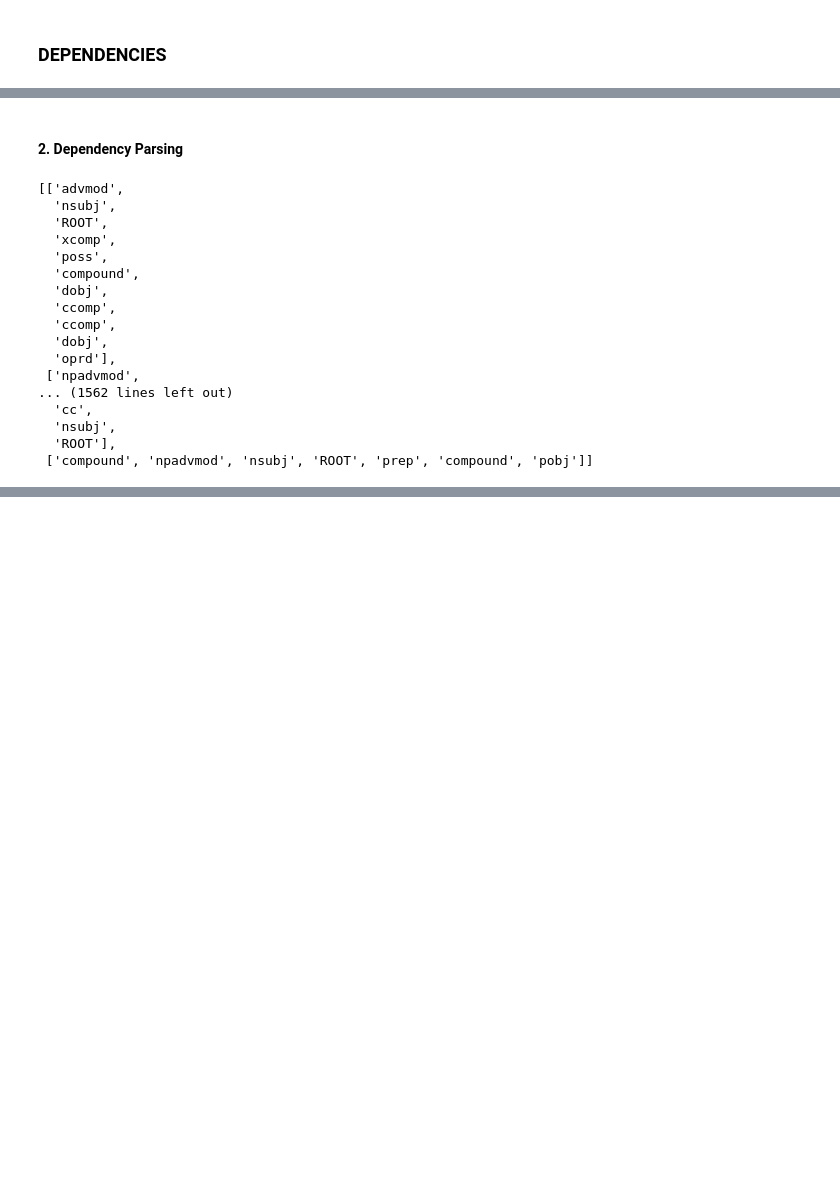
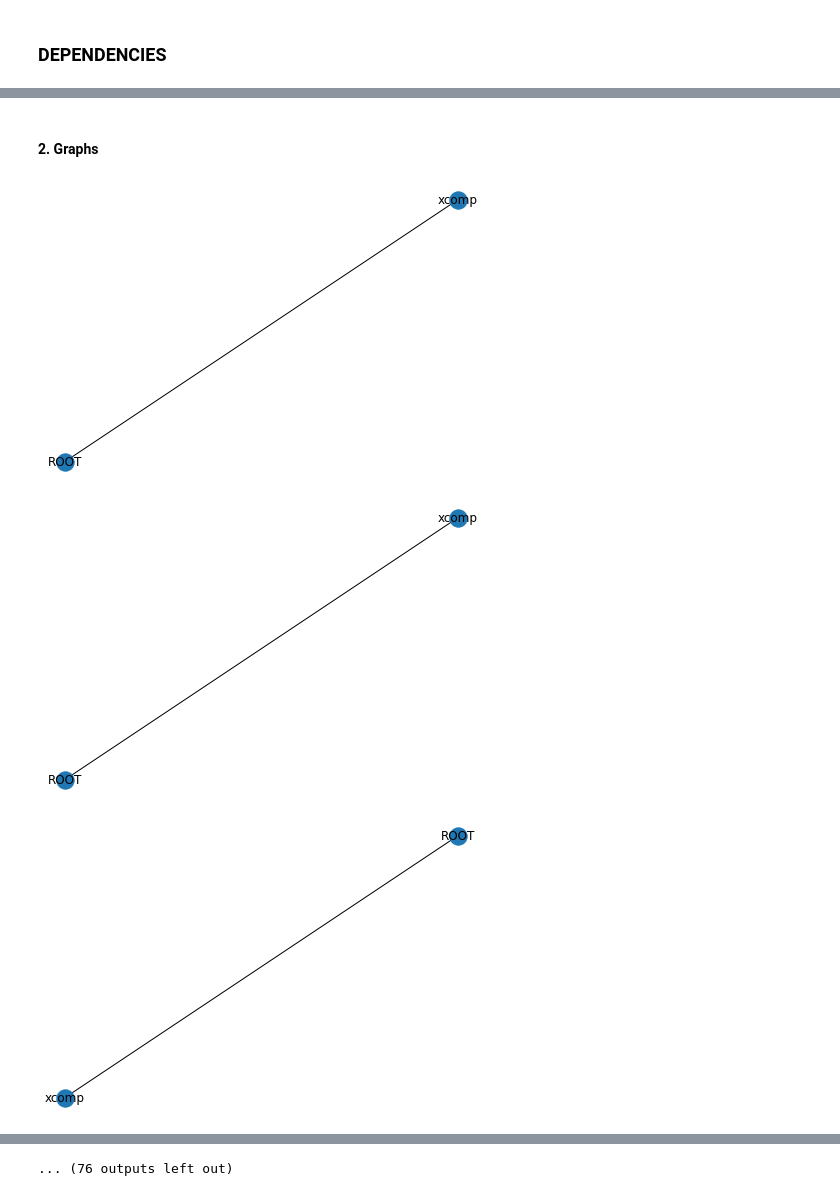
Before and after one commit to angelinaavrithi/thesis, a Jupyter notebook: Thesis.ipynb, the cells around one changed output, grey strips where cells are left out. Saved outputs shown, nothing was run; the diff lists cells and outputs as text; code cells hidden in the pictures; blank space fills up the shorter version.

```diff
--- a/Thesis.ipynb
+++ b/Thesis.ipynb
@@ -202,34 +244,30 @@ SyntaxError: invalid syntax (<ipython-input-34-81bed9c672fa>, line 13)
 # %% [markdown]
-#### 2. Dependency Parsing
+#### 2. Graphs
-# %%
-def dependency_parsing(x):
-# Returns a nested list of syntactic labels
-
-    nlp = spacy.load("en_core_web_sm")
-    dependencies = []
-    for sent in x:
-        doc = nlp(sent)
-        new_list = [token.dep_ for token in doc]
-        dependencies.append(new_list)
-
-    return dependencies
-
-dependency_parsing(new)
-# %% [output]
-[['advmod',
-  'nsubj',
-  'ROOT',
-  'xcomp',
-  'poss',
-  'compound',
-  'dobj',
-  'ccomp',
-  'ccomp',
-  'dobj',
-  'oprd'],
- ['npadvmod',
-... (1562 lines left out)
-  'cc',
-  'nsubj',
-  'ROOT'],
- ['compound', 'npadvmod', 'nsubj', 'ROOT', 'prep', 'compound', 'pobj']]
+# %%
+import networkx as nx
+import matplotlib.pyplot as plt
+
+%matplotlib inline
+G=nx.Graph()
+
+for sent in dep:
+    for word in sent:
+        if word == 'ROOT':
+            G.add_edge('ROOT', 'xcomp')
+        elif word ==
+            G.add_edge()
+        elif word ==
+            G.add_edge()
+        elif word ==
+            G.add_edge()
+        elif word ==
+            G.add_edge()
+        elif word ==
+            G.add_edge()
+
+    nx.draw(G, with_labels=True)
+    plt.show()
+# %% [output]
+[figure, added]
+[figure, added]
+[figure, added]
@@ -236 +283,2 @@ dependency_parsing(new)
+... (76 outputs left out)
 # %% [markdown]
```
Also changed, not shown: parts of 13 cells of this notebook.
